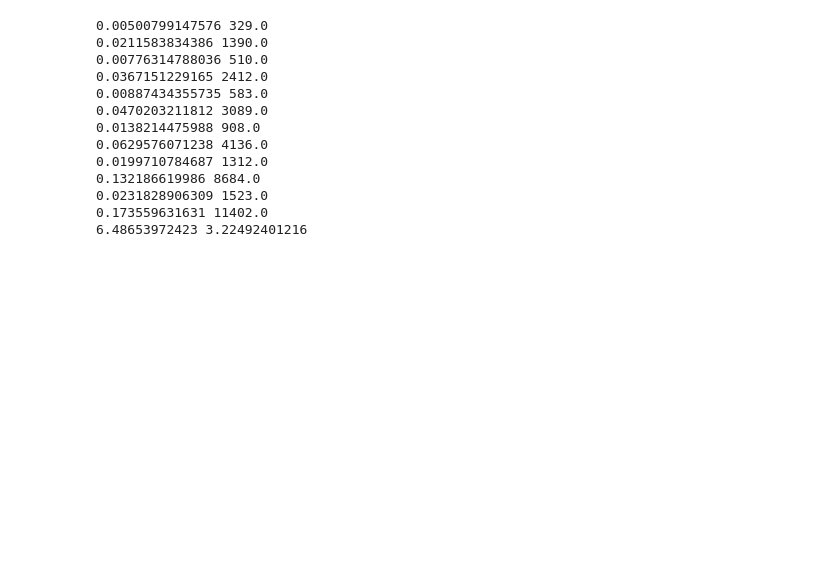
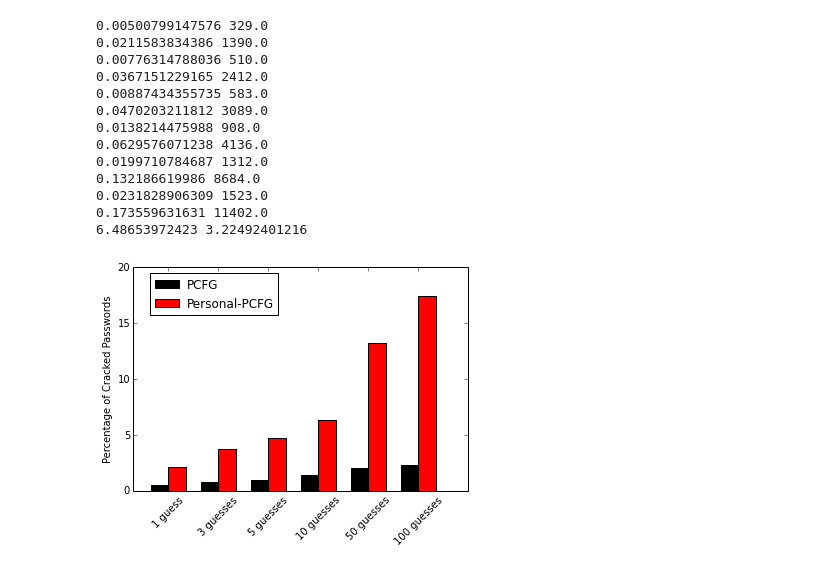
Before and after one commit to qingyuanxingsi/12306_passcracking, a Jupyter notebook: Cracking.ipynb, the cells around one changed output. Drawn from its saved outputs; the diff is of its cells as text; code cells hidden in the pictures; blank space fills up the shorter version.

```diff
--- a/Cracking.ipynb
+++ b/Cracking.ipynb
@@ -194,3 +194,41 @@ print lgdif,smdif
 0.0231828906309 1523.0
 0.173559631631 11402.0
 6.48653972423 3.22492401216
+# %%
+
+
+fig = plt.figure()
+ax = fig.add_subplot(111)
+
+## the data
+N = 6
+menMeans = [0.5, 0.8, 0.9, 1.4, 2.0, 2.3]
+womenMeans = [2.1, 3.7, 4.7, 6.3, 13.2,17.4]
+
+## necessary variables
+ind = np.arange(N)                # the x locations for the groups
+width = 0.35                      # the width of the bars
+
+## the bars
+rects1 = ax.bar(ind, menMeans, width,
+                color='black')
+
+rects2 = ax.bar(ind+width, womenMeans, width,
+                    color='red')
+
+# axes and labels
+ax.set_xlim(-width,len(ind)+width)
+ax.set_ylim(0,20)
+ax.set_ylabel('Percentage of Cracked Passwords')
+
+xTickMarks = ["1 guess","3 guesses","5 guesses" ,"10 guesses","50 guesses" ,"100 guesses"]
+
+ax.set_xticks(ind+width)
+xtickNames = ax.set_xticklabels(xTickMarks)
+plt.setp(xtickNames, rotation=45, fontsize=10)
+## add a legend
+plt.legend((rects1[0], rects2[0]), ('PCFG', 'Personal-PCFG'),bbox_to_anchor=(0.45,1))
+
+plt.show()
+# %% [output]
+[figure, added]
```
Also changed, not shown: 24 other files.
